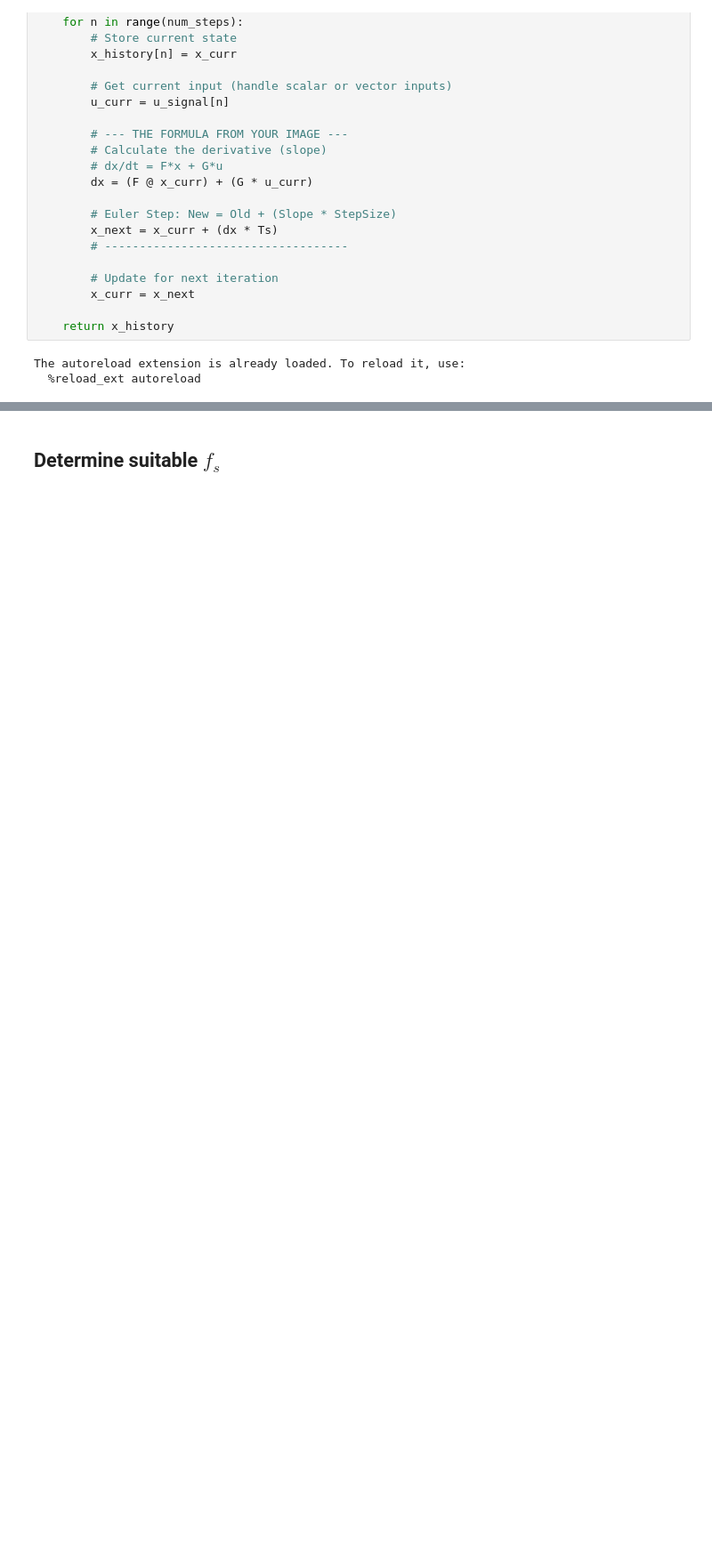
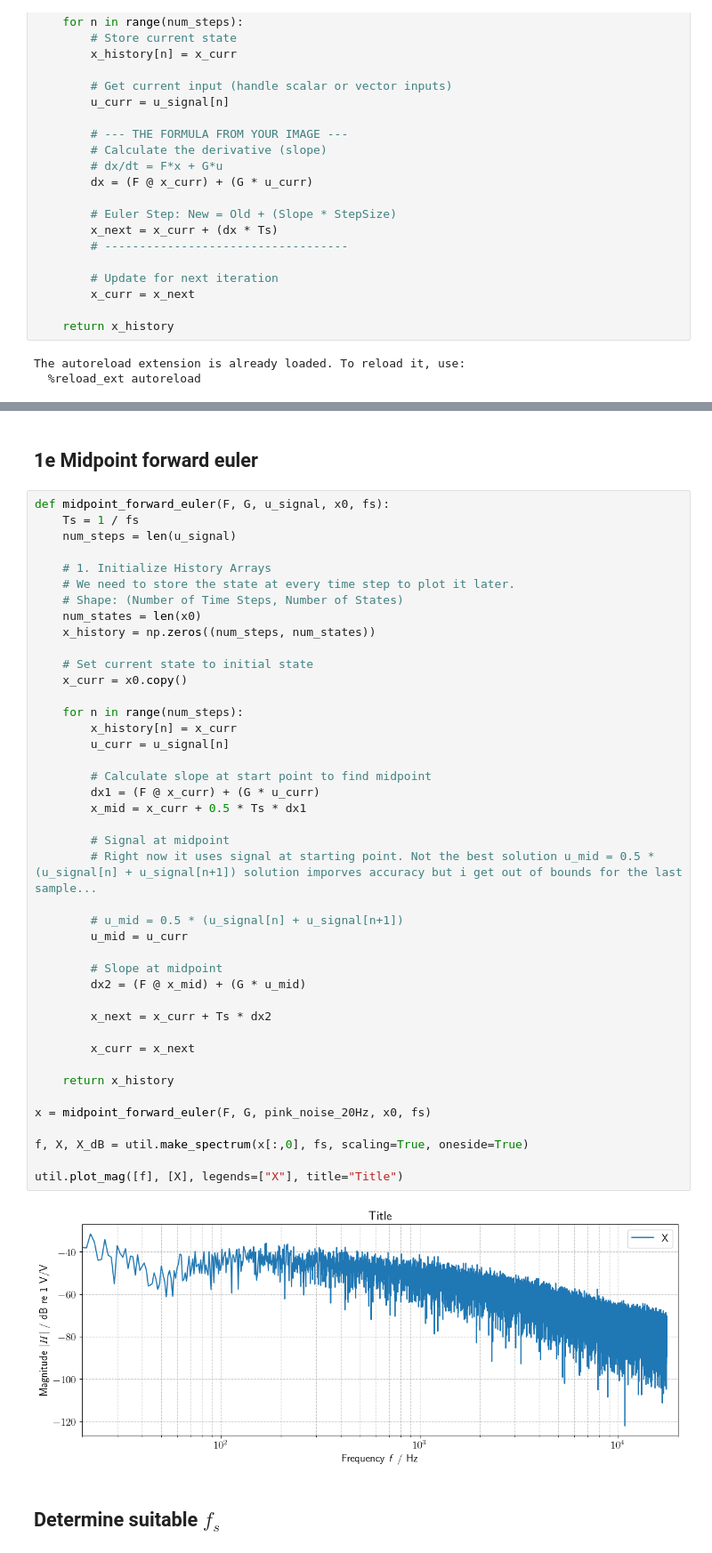
Before and after one commit to istlf/non-linear-transducers-project, a Jupyter notebook: Lab E - part 1.ipynb, the cells around one changed output, grey strips where cells are left out. Shown at 89% size. Saved outputs shown, nothing was run; the diff lists cells and outputs as text; blank space fills up the shorter version.

Commit message:
Implemented midpoint solution

```diff
--- a/Lab E - part 1.ipynb
+++ b/Lab E - part 1.ipynb
@@ -161,3 +162,49 @@ TIMD: 81.64965809279697
+# %% [markdown]
+## 1e Midpoint forward euler
+# %%
+def midpoint_forward_euler(F, G, u_signal, x0, fs):
+    Ts = 1 / fs
+    num_steps = len(u_signal)
+
+    # 1. Initialize History Arrays
+    # We need to store the state at every time step to plot it later.
+    # Shape: (Number of Time Steps, Number of States)
+    num_states = len(x0)
+    x_history = np.zeros((num_steps, num_states))
+
+    # Set current state to initial state
+    x_curr = x0.copy()
+
+    for n in range(num_steps):
+        x_history[n] = x_curr
+        u_curr = u_signal[n]
+
+        # Calculate slope at start point to find midpoint
+        dx1 = (F @ x_curr) + (G * u_curr)
+        x_mid = x_curr + 0.5 * Ts * dx1
+
+        # Signal at midpoint
+        # Right now it uses signal at starting point. Not the best solution u_mid = 0.5 * (u_signal[n] + u_signal[n+1]) solution imporves accuracy but i get out of bounds for the last sample...
+
+        # u_mid = 0.5 * (u_signal[n] + u_signal[n+1])
+        u_mid = u_curr
+
+        # Slope at midpoint
+        dx2 = (F @ x_mid) + (G * u_mid)
+
+        x_next = x_curr + Ts * dx2
+
+        x_curr = x_next
+
+    return x_history
+
+x = midpoint_forward_euler(F, G, pink_noise_20Hz, x0, fs)
+
+f, X, X_dB = util.make_spectrum(x[:,0], fs, scaling=True, oneside=True)
+
+util.plot_mag([f], [X], legends=["X"], title="Title")
+# %% [output]
+[figure, added]
 # %% [markdown]
 ## Determine suitable $f_s$
 # %%
```
Also changed, not shown: parts of 3 cells of this notebook.
